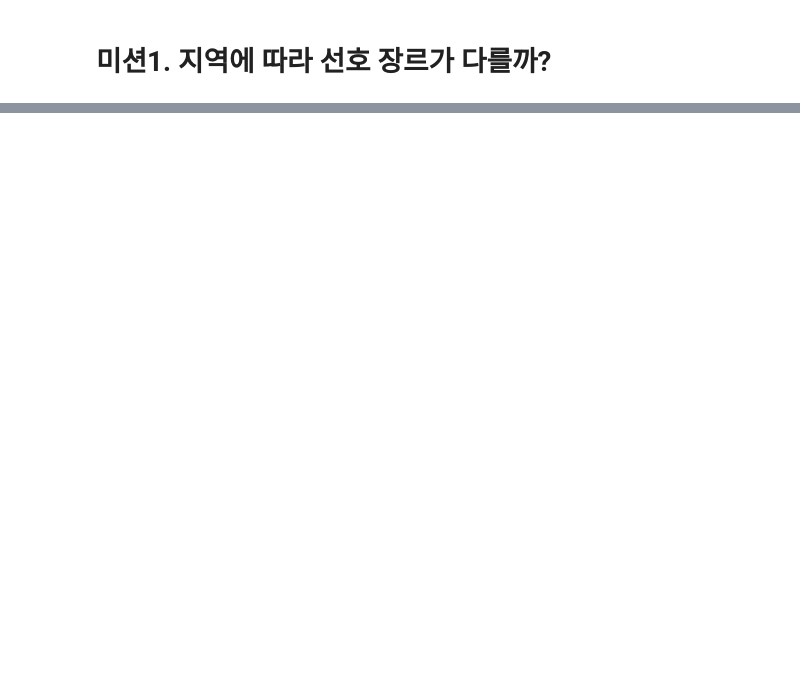
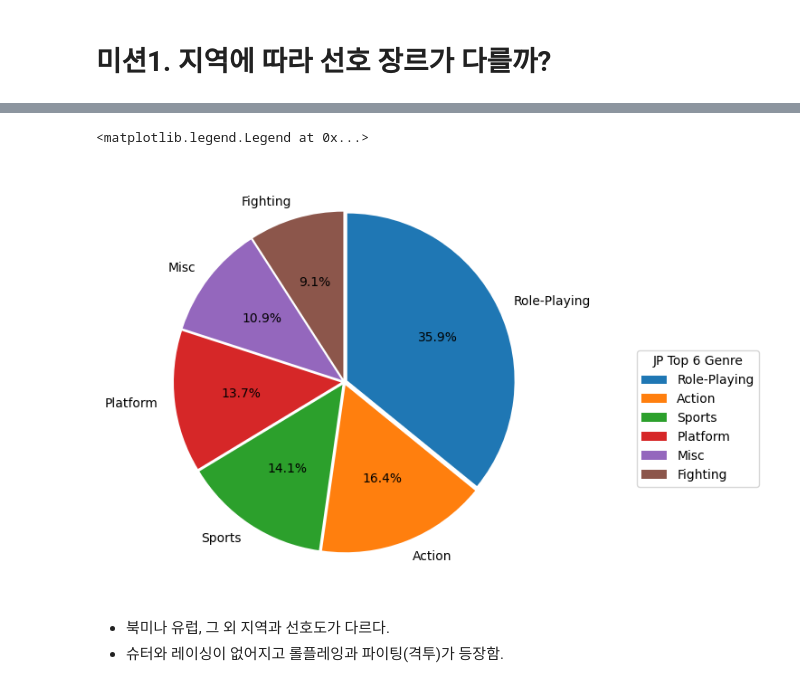
Before and after one commit to dhwan-dj/AIB16_Section1-project, a Jupyter notebook: S1_PJT_AI_16_김동환.ipynb, the cells around one changed output, grey strips where cells are left out. Cells and saved outputs as stored; diff of their text form; code cells hidden in the pictures; blank space fills up the shorter version.

```diff
--- a/S1_PJT_AI_16_김동환.ipynb
+++ b/S1_PJT_AI_16_김동환.ipynb
@@ -559,0 +606,19 @@ groupby_genre_sum
+# %%
+#다음으로 JP의 선호장르.
+groupby_genre_sum = groupby_genre_sum.sort_values(by='JP_Sales', ascending=False)
+# %%
+#Pie plot
+plt.pie(groupby_genre_sum.iloc[0:6,3],
+        labels = groupby_genre_sum.iloc[0:6].index,
+        autopct = '%.1f%%',
+        explode = [0.02]*6,
+        startangle = 90,
+        counterclock = False
+        )
+plt.legend(loc=(1.2,0.25), title='JP Top 6 Genre')
+# %% [output]
+<matplotlib.legend.Legend at 0x...>
+[figure, added]
+# %% [markdown]
+- 북미나 유럽, 그 외 지역과 선호도가 다르다.
+- 슈터와 레이싱이 없어지고 롤플레잉과 파이팅(격투)가 등장함.
```
Also changed, not shown: parts of 59 cells of this notebook.
